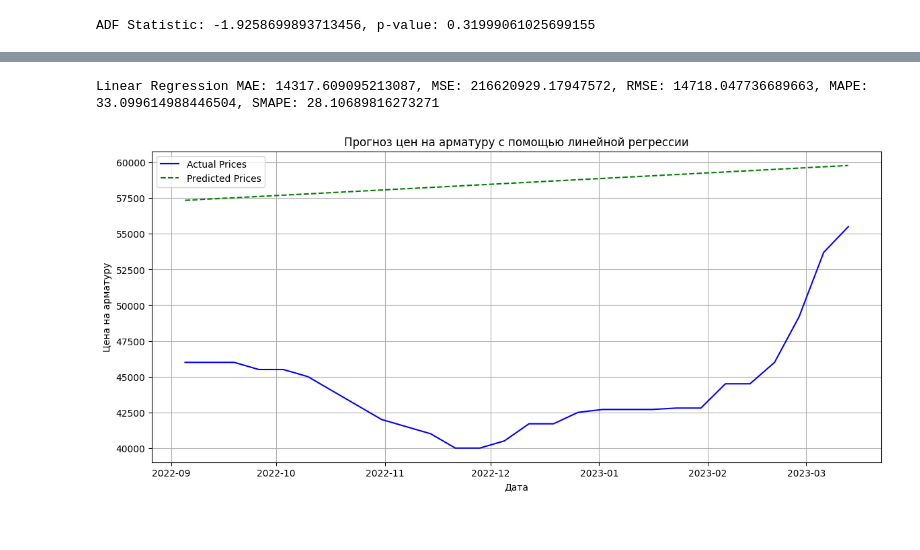
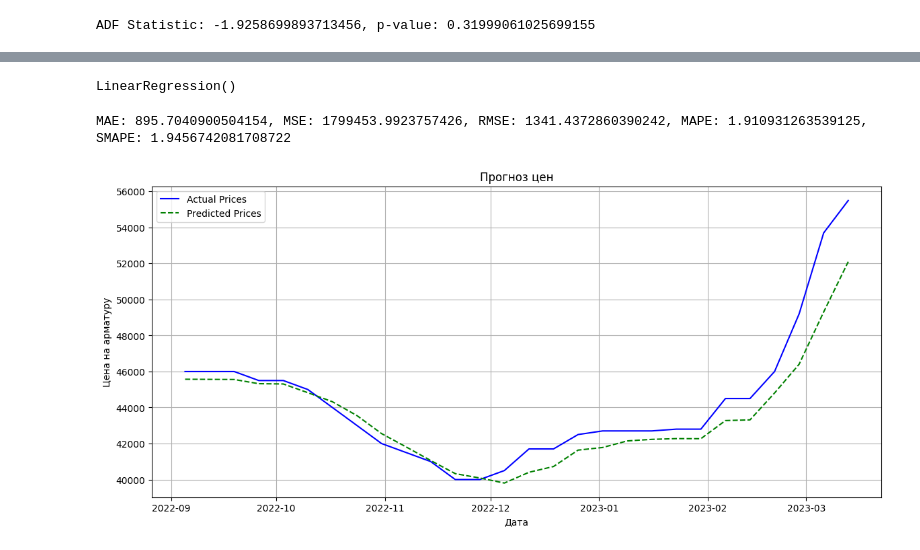
Before and after one commit to EBUSYGIN/ML-3, a Jupyter notebook: Regression.ipynb, the cells around one changed output, grey strips where cells are left out. Saved outputs shown, nothing was run; the diff lists cells and outputs as text; code cells hidden in the pictures.

```diff
--- a/Regression.ipynb
+++ b/Regression.ipynb
@@ -119,26 +45,54 @@ LinearRegression()
+# %%
+# Скользящее среднее
+train_df['rolling_mean_3'] = train_df['Цена на арматуру'].rolling(window=3).mean().fillna(method='bfill')
+test_df['rolling_mean_3'] = test_df['Цена на арматуру'].rolling(window=3).mean().fillna(method='bfill')
+
+# Лаги (задержки)
+train_df['lag_1'] = train_df['Цена на арматуру'].shift(1).fillna(method='bfill')
+test_df['lag_1'] = test_df['Цена на арматуру'].shift(1).fillna(method='bfill')
+
+# Преобразование даты в числовой формат
+train_df["timestamp"] = train_df.index.astype(np.int64) // 10**9
+test_df["timestamp"] = test_df.index.astype(np.int64) // 10**9
+# %%
+# Создание полиномиальных признаков
+poly = PolynomialFeatures(degree=2, include_bias=False)
+X_train_poly = poly.fit_transform(train_df[["timestamp", "year", "month", "rolling_mean_3", "lag_1"]])
+X_test_poly = poly.transform(test_df[["timestamp", "year", "month", "rolling_mean_3", "lag_1"]])
+
+# Разделение на признаки и целевую переменную
+y_train = train_df["Цена на арматуру"]
+y_test = test_df["Цена на арматуру"]
+# %%
+
+# Обучение модели
+model = LinearRegression()
+model.fit(X_train_poly, y_train)
+# %% [output]
+LinearRegression()
 # %%
 # Прогнозирование
-predictions = model.predict(X_test)
+predictions = model.predict(X_test_poly)
 # %%
 # Оценка модели
 mae = mean_absolute_error(y_test, predictions)
 mse = mean_squared_error(y_test, predictions)
 rmse = np.sqrt(mse)
 mape = np.mean(np.abs((y_test - predictions) / y_test)) * 100
 smape = 100 * np.mean(2 * np.abs(predictions - y_test) / (np.abs(predictions) + np.abs(y_test)))
 
-print(f"Linear Regression MAE: {mae}, MSE: {mse}, RMSE: {rmse}, MAPE: {mape}, SMAPE: {smape}")
+print(f"MAE: {mae}, MSE: {mse}, RMSE: {rmse}, MAPE: {mape}, SMAPE: {smape}")
 
 # Визуализация прогнозов
 plt.figure(figsize=(14, 6))
 plt.plot(test_df.index, y_test, label="Actual Prices", color='blue')
 plt.plot(test_df.index, predictions, label="Predicted Prices", color='green', linestyle='dashed')
 plt.xlabel("Дата")
 plt.ylabel("Цена на арматуру")
-plt.title("Прогноз цен на арматуру с помощью линейной регрессии")
+plt.title("Прогноз цен")
 plt.legend()
 plt.grid()
 plt.show()
 # %% [output]
-Linear Regression MAE: 14317.609095213087, MSE: 216620929.17947572, RMSE: 14718.047736689663, MAPE: 33.099614988446504, SMAPE: 28.10689816273271
+MAE: 895.7040900504154, MSE: 1799453.9923757426, RMSE: 1341.4372860390242, MAPE: 1.910931263539125, SMAPE: 1.9456742081708722
-[figure, old version]
+[figure, new version]
```
Also changed, not shown: parts of 11 cells of this notebook.
